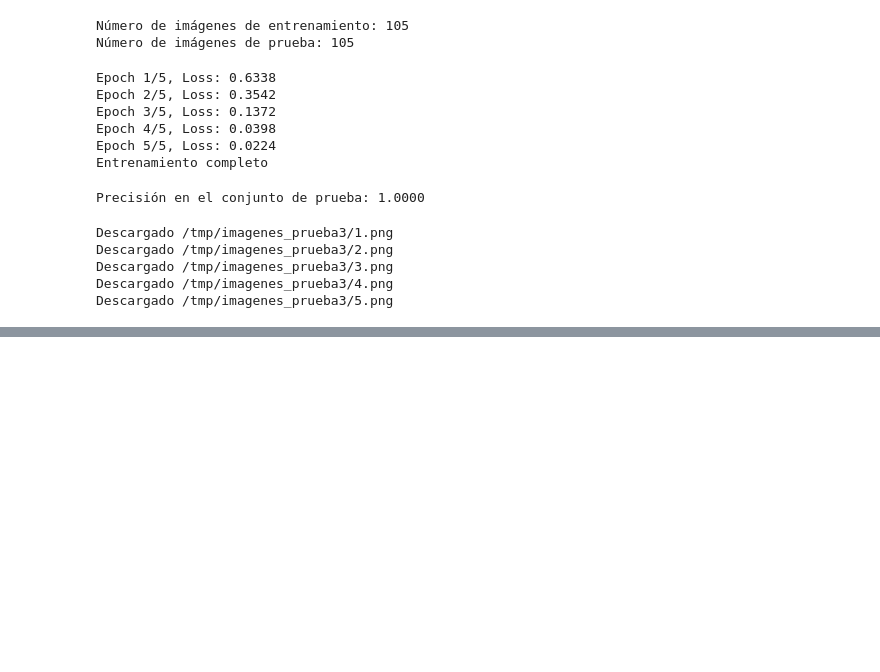
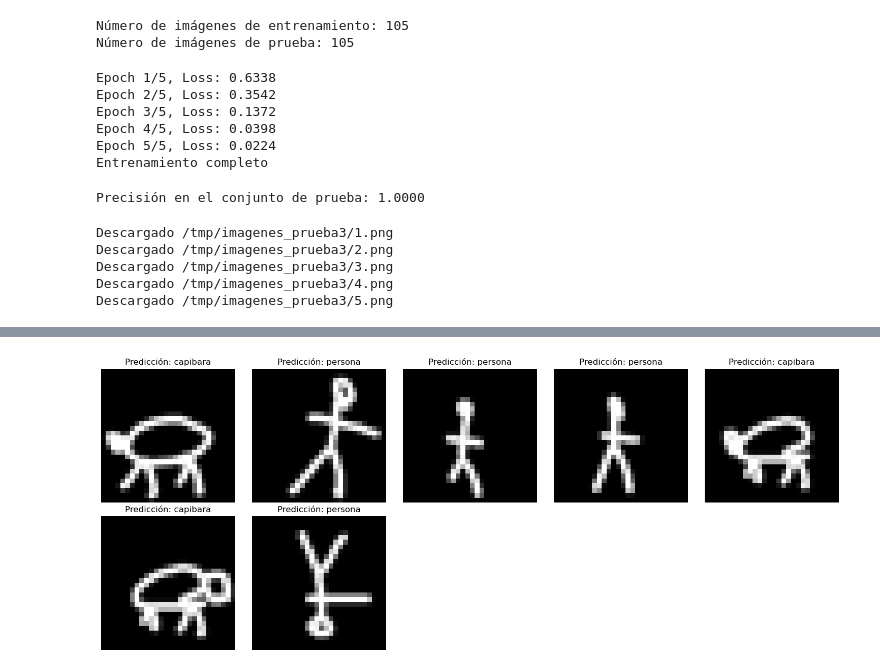
Before and after one commit to flipi750/Sagemaker2, a Jupyter notebook: Prueba 3 Personas vs Capibaras.ipynb, the cells around one changed output, grey strips where cells are left out. Saved outputs shown, nothing was run; the diff lists cells and outputs as text; code cells hidden in the pictures; blank space fills up the shorter version.

```diff
--- a/Prueba 3 Personas vs Capibaras.ipynb
+++ b/Prueba 3 Personas vs Capibaras.ipynb
@@ -782,0 +798,76 @@ AttributeError: 'list' object has no attribute 'flat'
+# %%
+###      Éste funciona!!!!
+
+import matplotlib.pyplot as plt
+import torchvision.transforms as transforms
+from PIL import Image
+import torch
+import os
+
+# Definir nombres de las clases
+class_names = ['capibara', 'persona']
+
+# Función para cargar y procesar la imagen
+def load_and_process_image(img_path):
+    img = Image.open(img_path).convert('L')  # Convertir a escala de grises
+    img = img.resize((28, 28))  # Redimensionar a 28x28
+    img_tensor = transform(img).unsqueeze(0)
+    return img, img_tensor
+
+# Función para mostrar una cuadrícula de imágenes
+def show_image_grid(images, preds):
+    num_images = len(images)
+    num_cols = min(num_images, 5)  # Máximo de 5 imágenes por fila
+    num_rows = (num_images + num_cols - 1) // num_cols  # Calcular número de filas
+    fig, axes = plt.subplots(num_rows, num_cols, figsize=(15, num_rows * 3))
+
+    # Convertir ejes a una lista si solo hay una fila
+    if num_rows == 1:
+        axes = [axes]
+
+    # Aplanar la lista de ejes si hay múltiples filas
+    axes = [ax for sublist in axes for ax in sublist]
+
+    for ax, (img, pred) in zip(axes, zip(images, preds)):
+        ax.imshow(img, cmap='gray')
+        ax.set_title(f'Predicción: {class_names[pred]}', fontsize=12)
+        ax.axis('off')
+
+    # Ocultar ejes que no tengan imágenes asignadas
+    for ax in axes[len(images):]:
+        ax.axis('off')
+
+    plt.tight_layout()  # Ajustar el layout para evitar solapamientos
+    plt.show()
+
+# Configura la transformación para normalizar las imágenes
+transform = transforms.Compose([
+    transforms.Resize((28, 28)),
+    transforms.ToTensor(),
+    transforms.Normalize((0.5,), (0.5,))
+])
+
+# Carpeta local con imágenes para prueba
+test_dir = '/tmp/imagenes_prueba3'
+
+# Cargar y procesar imágenes para prueba
+images = []
+preds = []
+
+for img_file in os.listdir(test_dir):
+    img_path = os.path.join(test_dir, img_file)
+    img, img_tensor = load_and_process_image(img_path)
+
+    # Mostrar la imagen
+    images.append(img)
+
+    # Hacer predicción
+    model.eval()
+    output = model(img_tensor)
+    _, predicted = torch.max(output, 1)
+    preds.append(predicted.item())
+
+# Mostrar imágenes con las predicciones
+show_image_grid(images, preds)
+# %% [output]
+[figure, added]
```
Also changed, not shown: parts of 5 cells of this notebook.
